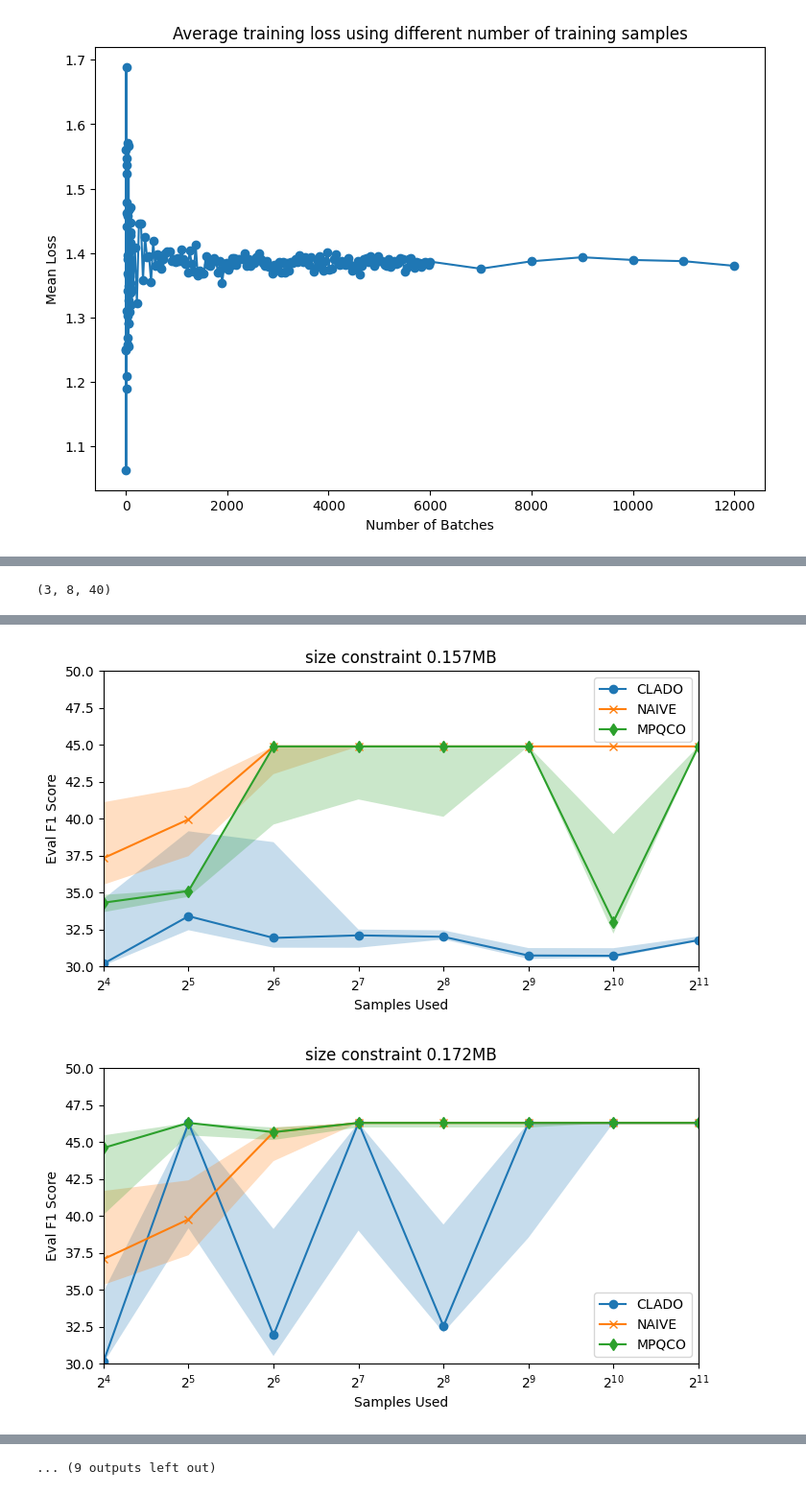
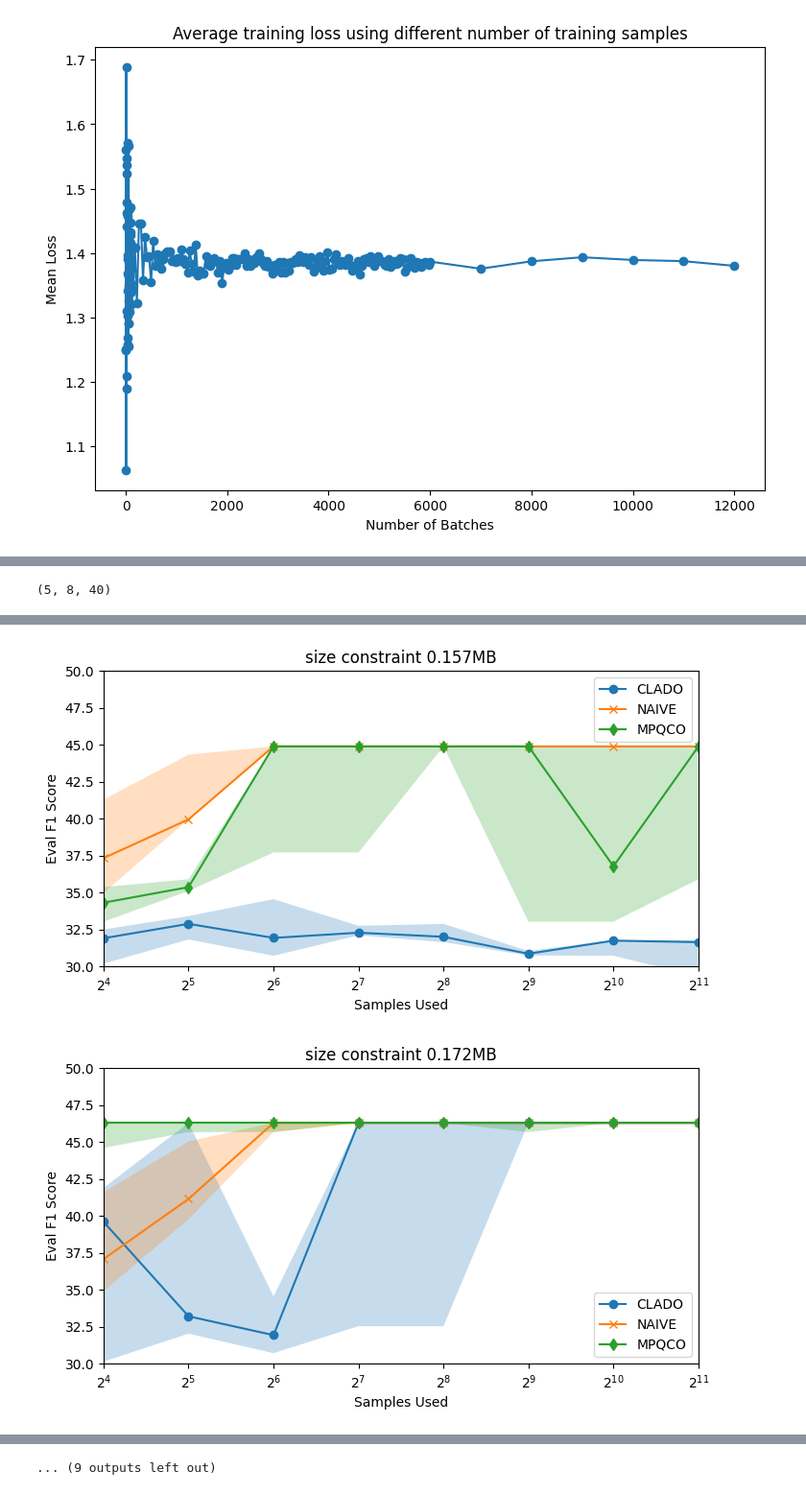
Before and after one commit to JamesTuna/CLADO_MPQ, a Jupyter notebook: bert/CLADO_multiWeight_bert.ipynb, the cells around one changed output, grey strips where cells are left out. Shown at 96% size. Saved outputs shown, nothing was run; the diff lists cells and outputs as text; code cells hidden in the pictures.

Commit message:
add bert-tiny runs, for case3, no-finetuned

```diff
--- a/bert/CLADO_multiWeight_bert.ipynb
+++ b/bert/CLADO_multiWeight_bert.ipynb
@@ -24,7 +24,7 @@ import numpy as np
 methods = ["clado", "naive", "mpqco"]
 size_bounds = np.linspace(0.0939, 0.40, 40)
 
-n_runs = 3
+n_runs = 5
 n_constraints = len(size_bounds)
 
 # n_runs x n_constraints
@@ -84,7 +84,7 @@ plt.axhline(y=48.90, color='gray', linestyle='--', label='(A:8, W:8)')
 
 plt.plot([0.18762207],[48.995145577466914], color='gray', marker='s')
 plt.annotate("(A:8, W:4)", (0.17762207, 48.995145577466914), size=9, color='gray')
-plt.axhline(y=48.995145577466914, color='gray', linestyle='--', label='(A:8, W:4)')
+plt.axhline(y=48.995145577466914, color='gray', linestyle='-.', label='(A:8, W:4)')
 
 plt.plot([0.093811035],[37.91], color='gray', marker='s')
 plt.annotate("(A:8, W:2)", (0.083811035, 38.41), size=9, color='gray')
@@ -97,4 +97,32 @@ plt.ylabel('F1 Score')
 plt.xlabel('Model Size (MB)')
 plt.legend()
 plt.show()
+
+
+plt.rcParams['figure.figsize'] = (10,5)
+plt.axis([0.17, 0.39, 38, 50])
+
+plt.plot(xs, y_clado[0:-1], marker='o', label=f'CLADO')
+plt.plot(xs, y_naive[0:-1], marker='x', label=f'NAIVE')
+plt.plot(xs, y_mpqco[0:-1], marker='d', label=f'MPQCO')
+
+plt.plot([0.375244141],[48.9000], color='gray', marker='s')
+plt.annotate("(A:8, W:8)", (0.365, 49.30), size=9, color='gray')
+plt.axhline(y=48.90, color='gray', linestyle='--', label='(A:8, W:8)')
+
+plt.plot([0.18762207],[48.995145577466914], color='gray', marker='s')
+plt.annotate("(A:8, W:4)", (0.17762207, 48.995145577466914), size=9, color='gray')
+plt.axhline(y=48.995145577466914, color='gray', linestyle='-.', label='(A:8, W:4)')
+
+plt.plot([0.093811035],[37.91], color='gray', marker='s')
+plt.annotate("(A:8, W:2)", (0.083811035, 38.41), size=9, color='gray')
+plt.axhline(y=37.91, color='gray', linestyle=':', label='(A:8, W:2)')
+
+plt.axhline(y=49.59, color='gray', linestyle=(0, (1, 3)), label='Baseline: FP32')
+
+plt.title('Bert-tiny on SQuAD-V1, Calib size: 128')
+plt.ylabel('F1 Score')
+plt.xlabel('Model Size (MB)')
+plt.legend()
+plt.show()
 # %% [output]
@@ -108,7 +137,7 @@ batch_nums = [2, 4, 8, 16, 32, 64, 128, 256]
 methods = ["clado", "naive", "mpqco"]
 size_bounds = np.linspace(0.0939, 0.40, 40)
 
-n_runs = 3
+n_runs = 5
 n_sizes = len(batch_nums)
 n_constraints = len(size_bounds)
 
@@ -172,5 +201,5 @@ for i in range(0, f1_clado.shape[2], 2):
     plt.xscale('log',base=2)
     plt.show()
 # %% [output]
-(3, 8, 40)
+(5, 8, 40)
 [figure]
@@ -180,2 +209,2 @@ for i in range(0, f1_clado.shape[2], 2):
-[figure, old version]
+[figure, new version]
-[figure, old version]
+[figure, new version]
```
Also changed, not shown: parts of 2 cells of this notebook, 16 other files.
